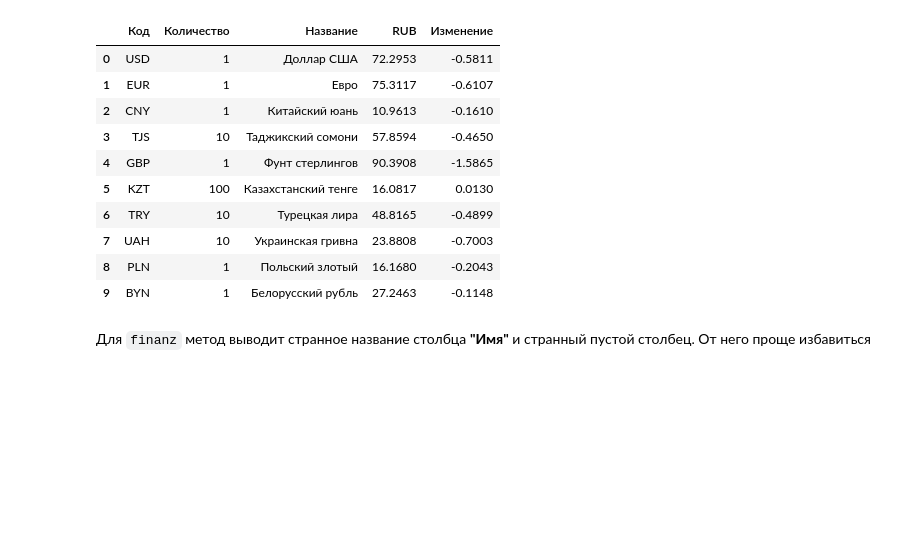
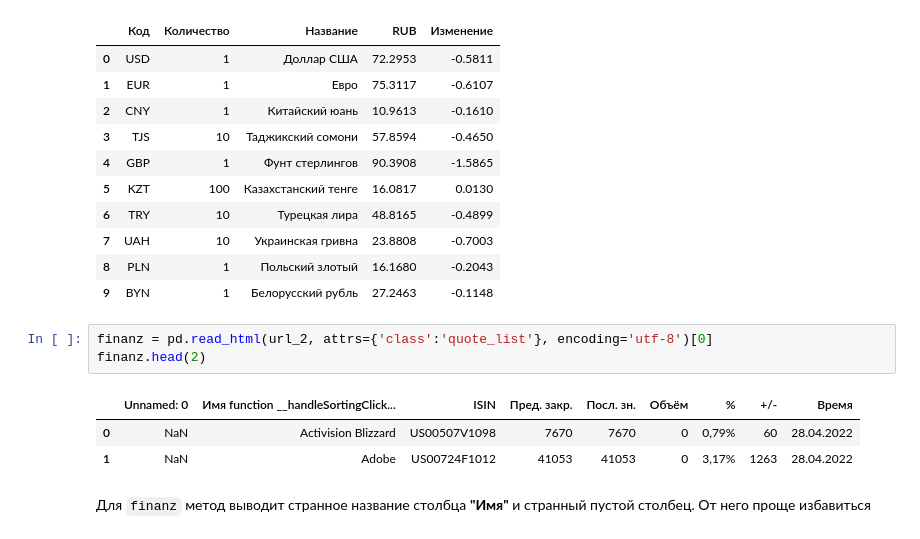
Before and after one commit to choodnovsky/Neto_DEGP-12, a Jupyter notebook: dz_2.02.ipynb, the cells around one changed output. Drawn from its saved outputs; the diff is of its cells as text; blank space fills up the shorter version.

```diff
--- a/dz_2.02.ipynb
+++ b/dz_2.02.ipynb
@@ -177,6 +179,13 @@ fortrader.head(10)
 | 7 | UAH | 10 | Украинская гривна | 23.8808 | -0.7003 |
 | 8 | PLN | 1 | Польский злотый | 16.1680 | -0.2043 |
 | 9 | BYN | 1 | Белорусский рубль | 27.2463 | -0.1148 |
+# %%
+finanz = pd.read_html(url_2, attrs={'class':'quote_list'}, encoding='utf-8')[0]
+finanz.head(2)
+# %% [output]
+|  | Unnamed: 0 | Имя function __handleSortingClick... | ISIN | Пред. закр. | Посл. зн. | Объём | % | +/- | Время |
+| 0 | NaN | Activision Blizzard | US00507V1098 | 7670 | 7670 | 0 | 0,79% | 60 | 28.04.2022 |
+| 1 | NaN | Adobe | US00724F1012 | 41053 | 41053 | 0 | 3,17% | 1263 | 28.04.2022 |
 # %% [markdown]
 Для `finanz` метод выводит странное название столбца __"Имя"__ и странный пустой столбец. От него проще избавиться
 # %%
```
Also changed, not shown: parts of 4 cells of this notebook.
